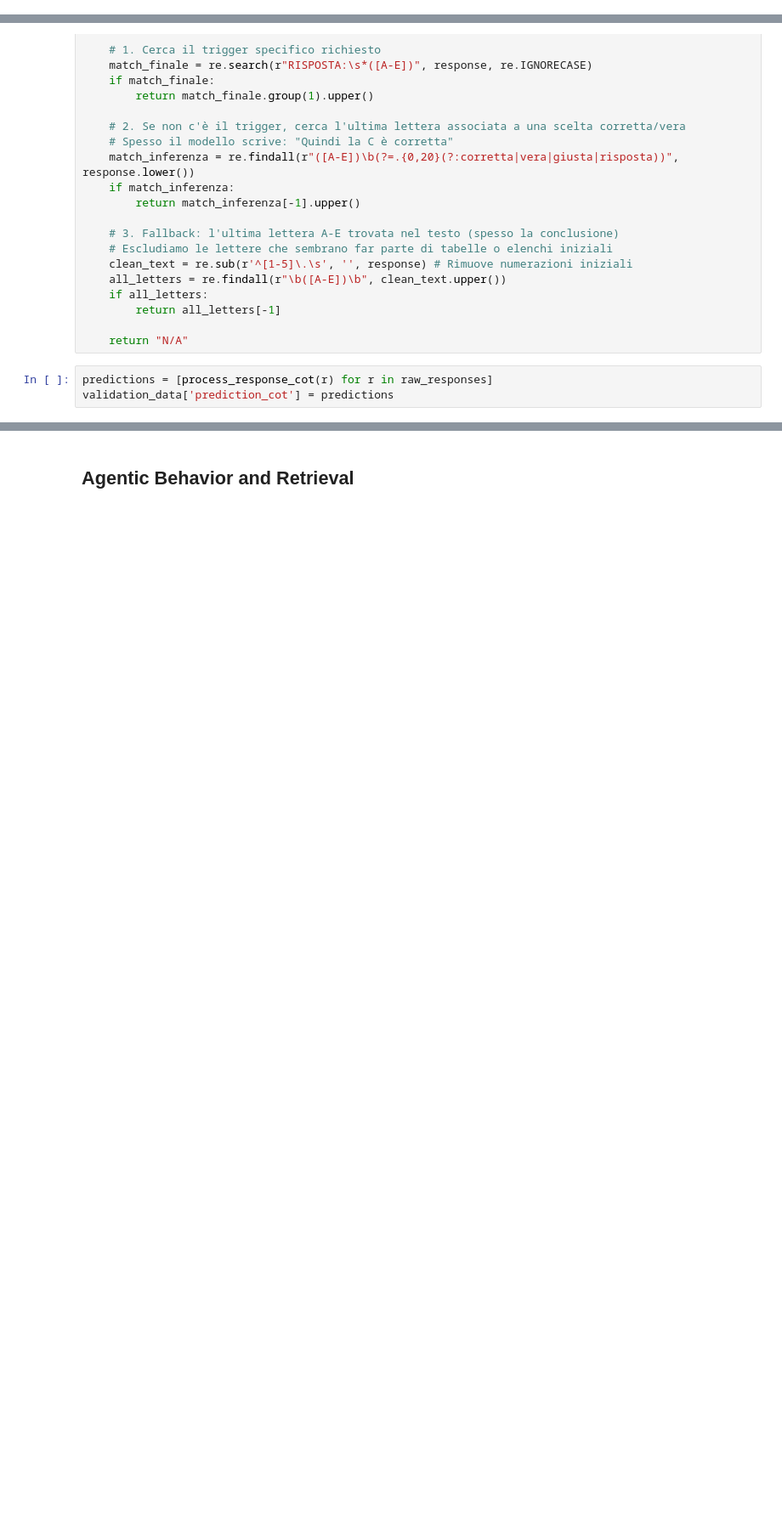
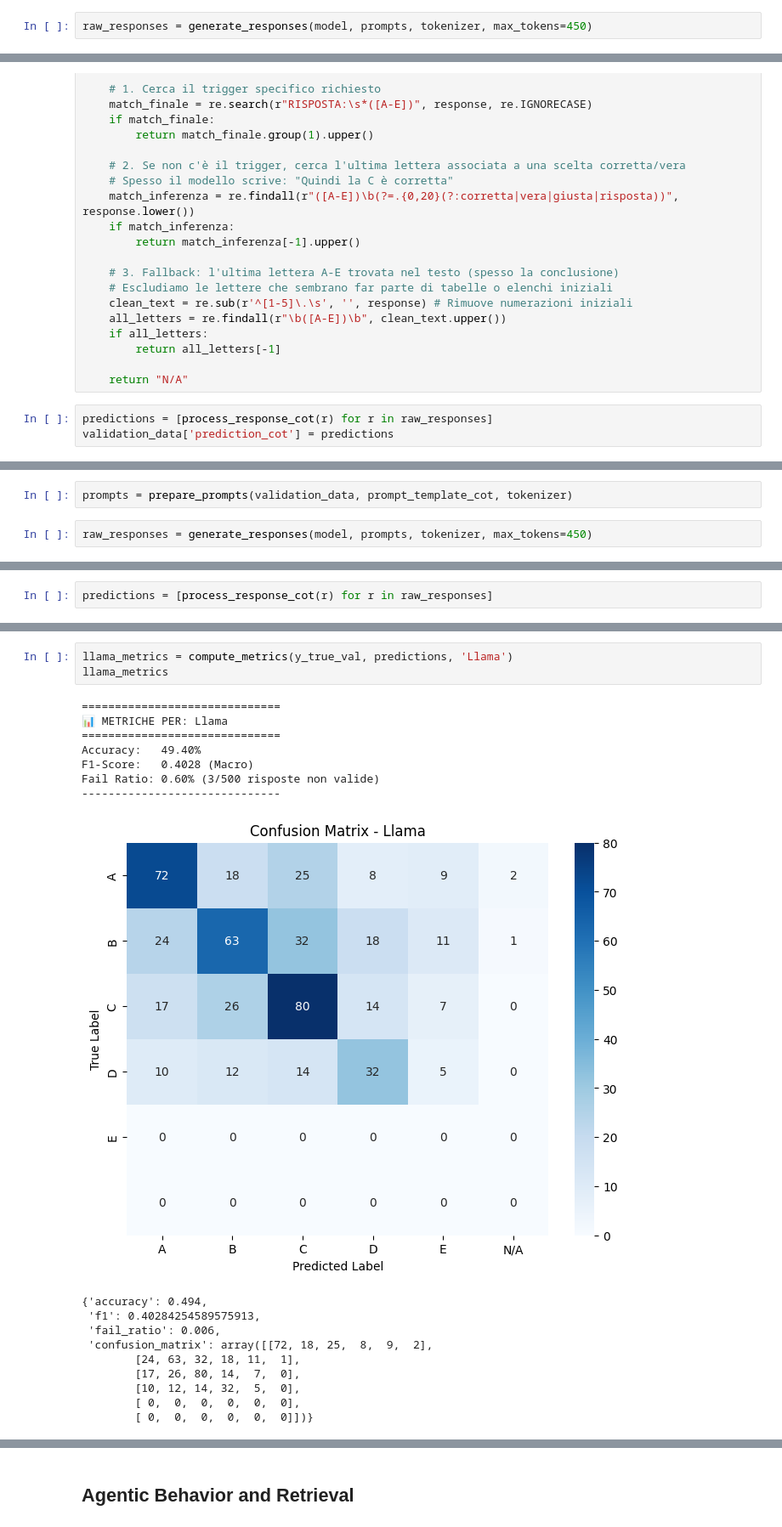
Before and after one commit to Keniota02/FederatedAveraging, a Jupyter notebook: project.ipynb, the cells around one changed output, grey strips where cells are left out. Shown at 85% size. Cells and saved outputs as stored; diff of their text form; blank space fills up the shorter version.

```diff
--- a/project.ipynb
+++ b/project.ipynb
@@ -1264,3 +1724,5 @@ prompts = prepare_prompts(validation_data, prompt_template_cot, tokenizer)
 raw_responses = generate_responses_cot(model, prompts, tokenizer)
 # %% [output]
 The following generation flags are not valid and may be ignored: ['temperature']. Set `TRANSFORMERS_VERBOSITY=info` for more details.
+# %%
+raw_responses = generate_responses(model, prompts, tokenizer, max_tokens=450)
@@ -1479,0 +1788,4 @@ Delta Performance:     +2.60%
+# %%
+prompts = prepare_prompts(validation_data, prompt_template_cot, tokenizer)
+# %%
+raw_responses = generate_responses(model, prompts, tokenizer, max_tokens=450)
@@ -1479,0 +1799,2 @@ Delta Performance:     +2.60%
+# %%
+predictions = [process_response_cot(r) for r in raw_responses]
@@ -1479,0 +1812,21 @@ Delta Performance:     +2.60%
+# %%
+llama_metrics = compute_metrics(y_true_val, predictions, 'Llama')
+llama_metrics
+# %% [output]
+==============================
+📊 METRICHE PER: Llama
+==============================
+Accuracy:   49.40%
+F1-Score:   0.4028 (Macro)
+Fail Ratio: 0.60% (3/500 risposte non valide)
+------------------------------
+[figure, added]
+{'accuracy': 0.494,
+ 'f1': 0.40284254589575913,
+ 'fail_ratio': 0.006,
+ 'confusion_matrix': array([[72, 18, 25,  8,  9,  2],
+        [24, 63, 32, 18, 11,  1],
+        [17, 26, 80, 14,  7,  0],
+        [10, 12, 14, 32,  5,  0],
+        [ 0,  0,  0,  0,  0,  0],
+        [ 0,  0,  0,  0,  0,  0]])}
```
Also changed, not shown: parts of 179 cells of this notebook.
